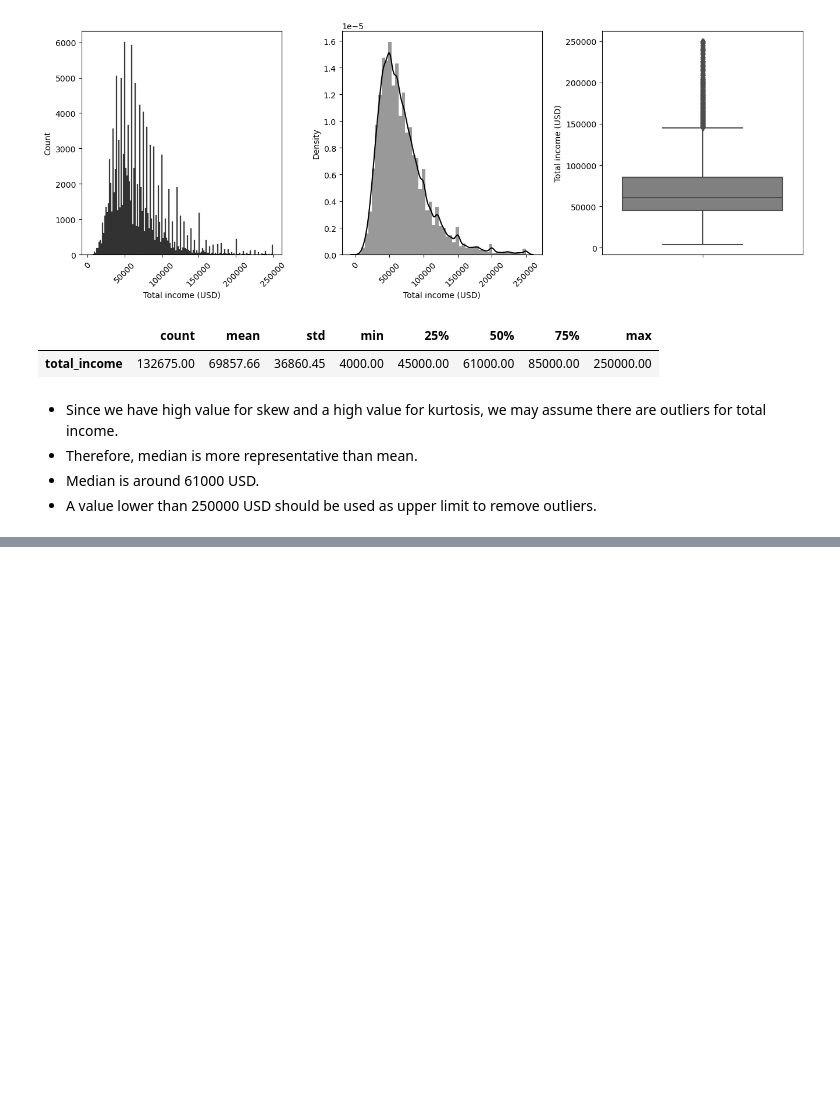
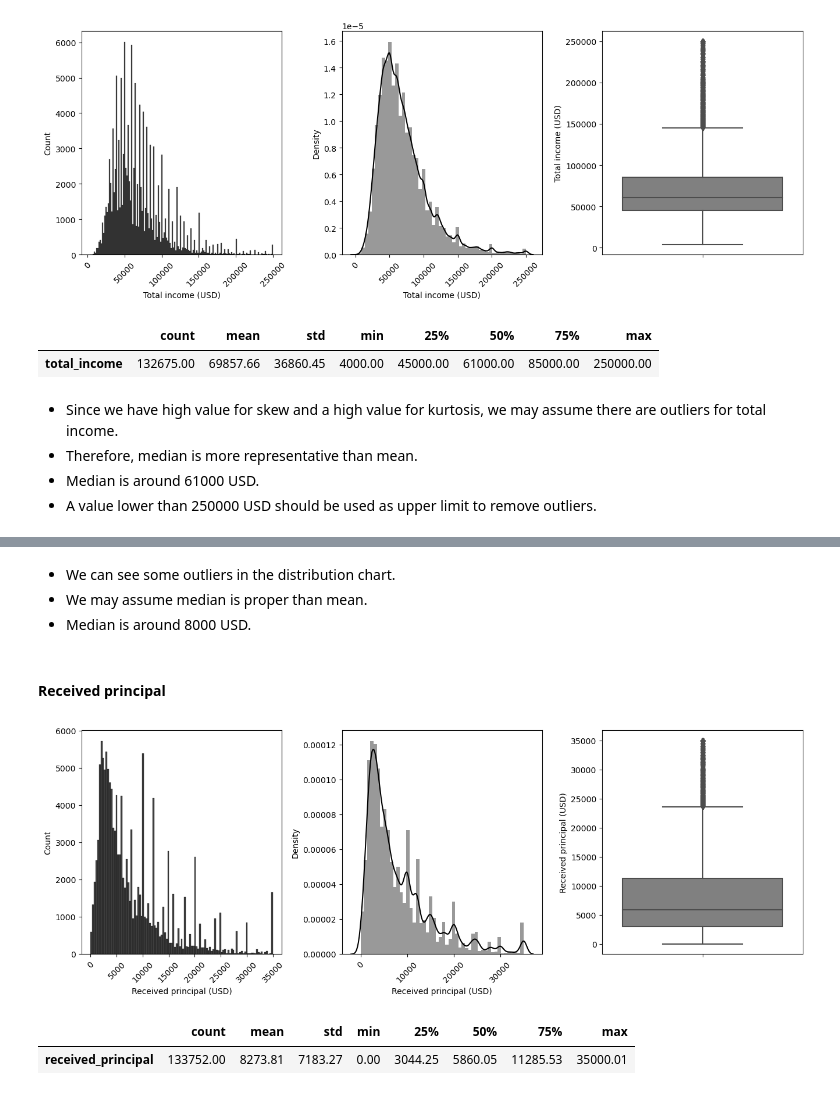
Before and after one commit to lucasquemelli/credit_default_risk_prediction, a Jupyter notebook: credit_risk_notebook.ipynb, the cells around one changed output, grey strips where cells are left out. Saved outputs shown, nothing was run; the diff lists cells and outputs as text; code cells hidden in the pictures; blank space fills up the shorter version.

```diff
--- a/credit_risk_notebook.ipynb
+++ b/credit_risk_notebook.ipynb
@@ -495,0 +568,34 @@ pd.DataFrame(aux["total_income"]).describe().T
+# %% [markdown]
+- We can see some outliers in the distribution chart.
+- We may assume median is proper than mean.
+- Median is around 8000 USD.
+# %% [markdown]
+#### Received principal
+# %%
+aux = num_attributes.copy()
+
+plt.figure(figsize=(16,5))
+
+plt.subplot(1,3,1)
+sns.histplot(aux["received_principal"], color="black")
+plt.xlabel("Received principal (USD)")
+plt.xticks(rotation=45);
+
+plt.subplot(1,3,2)
+sns.distplot(aux["received_principal"], color="black")
+plt.xlabel("Received principal (USD)")
+plt.xticks(rotation=45);
+
+plt.subplot(1,3,3)
+sns.boxplot(y='received_principal',data=aux, color="gray")
+plt.ylabel("Received principal (USD)")
+
+plt.subplots_adjust(wspace = 0.30);
+# %% [output]
+[figure, added]
+# %%
+pd.set_option('display.float_format', lambda x: '%.2f' % x)
+pd.DataFrame(aux["received_principal"]).describe().T
+# %% [output]
+|  | count | mean | std | min | 25% | 50% | 75% | max |
+| received_principal | 133752.00 | 8273.81 | 7183.27 | 0.00 | 3044.25 | 5860.05 | 11285.53 | 35000.01 |
```
Also changed, not shown: parts of 29 cells of this notebook.
